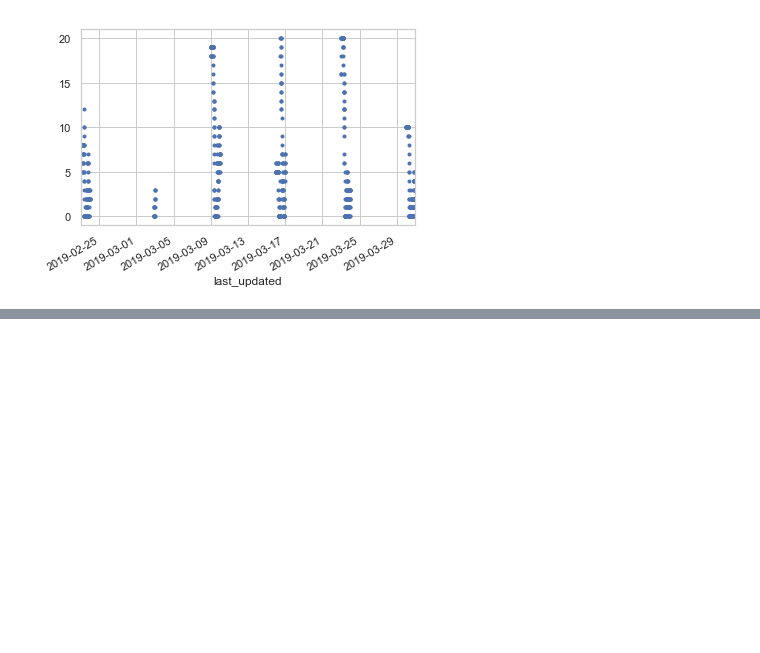
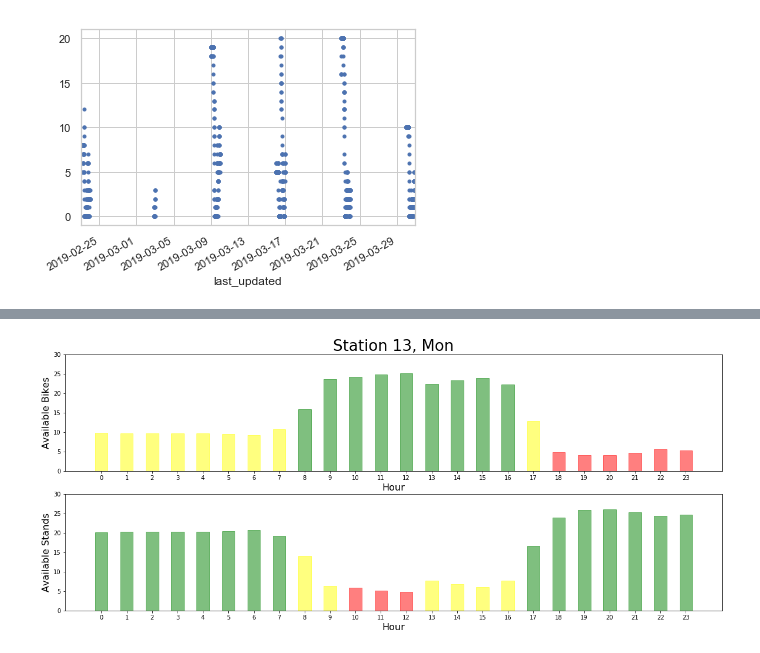
Before and after one commit to seprojectgroup19/main, a Jupyter notebook: Testing Notebook.ipynb, the cells around one changed output, grey strips where cells are left out. Cells and saved outputs as stored; diff of their text form; code cells hidden in the pictures; blank space fills up the shorter version.

```diff
--- a/Testing Notebook.ipynb
+++ b/Testing Notebook.ipynb
@@ -204,0 +161,9 @@ weather_times[1].strftime("%H")
+# %%
+import HourlyPlots as hp
+dataframe = RDB.create_station_dictionary(13)[13]
+# %%
+dataframe = RDB.add_times(dataframe)
+# %%
+hp.print_bikes_stands(dataframe, 13, day="Mon")
+# %% [output]
+[figure, added]
```
Also changed, not shown: parts of 25 cells of this notebook, 3 other files.
